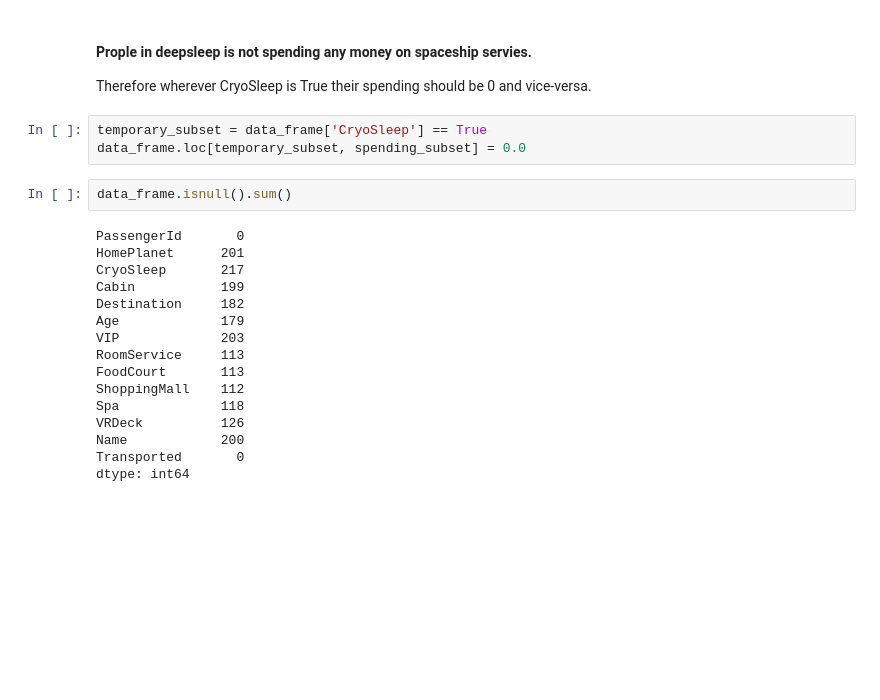
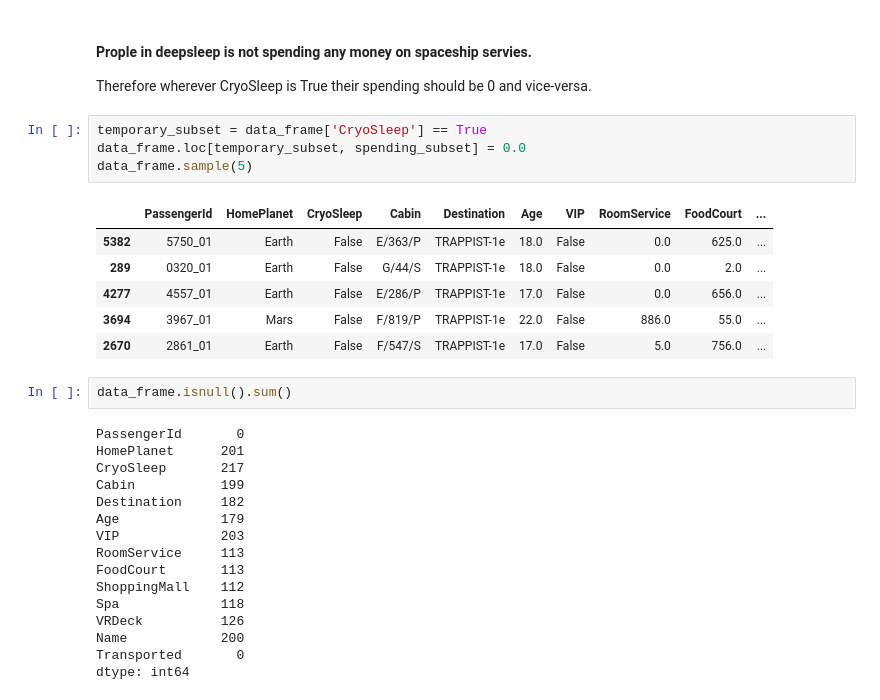
Before and after one commit to Arjit-Prakher/Spaceship-Titanic, a Jupyter notebook: Spaceship-Titanic.ipynb, the cells around one changed output. Drawn from its saved outputs; the diff is of its cells as text; blank space fills up the shorter version.

```diff
--- a/Spaceship-Titanic.ipynb
+++ b/Spaceship-Titanic.ipynb
@@ -87,6 +89,14 @@ Therefore wherever CryoSleep is True their spending should be 0 and vice-versa.
 # %%
 temporary_subset = data_frame['CryoSleep'] == True
 data_frame.loc[temporary_subset, spending_subset] = 0.0
+data_frame.sample(5)
+# %% [output]
+|  | PassengerId | HomePlanet | CryoSleep | Cabin | Destination | Age | VIP | RoomService | FoodCourt | ... |
+| 5382 | 5750_01 | Earth | False | E/363/P | TRAPPIST-1e | 18.0 | False | 0.0 | 625.0 | ... |
+| 289 | 0320_01 | Earth | False | G/44/S | TRAPPIST-1e | 18.0 | False | 0.0 | 2.0 | ... |
+| 4277 | 4557_01 | Earth | False | E/286/P | TRAPPIST-1e | 17.0 | False | 0.0 | 656.0 | ... |
+| 3694 | 3967_01 | Mars | False | F/819/P | TRAPPIST-1e | 22.0 | False | 886.0 | 55.0 | ... |
+| 2670 | 2861_01 | Earth | False | F/547/S | TRAPPIST-1e | 17.0 | False | 5.0 | 756.0 | ... |
 # %%
 data_frame.isnull().sum()
 # %% [output]
```
Also changed, not shown: parts of 7 cells of this notebook, 1 other file.
